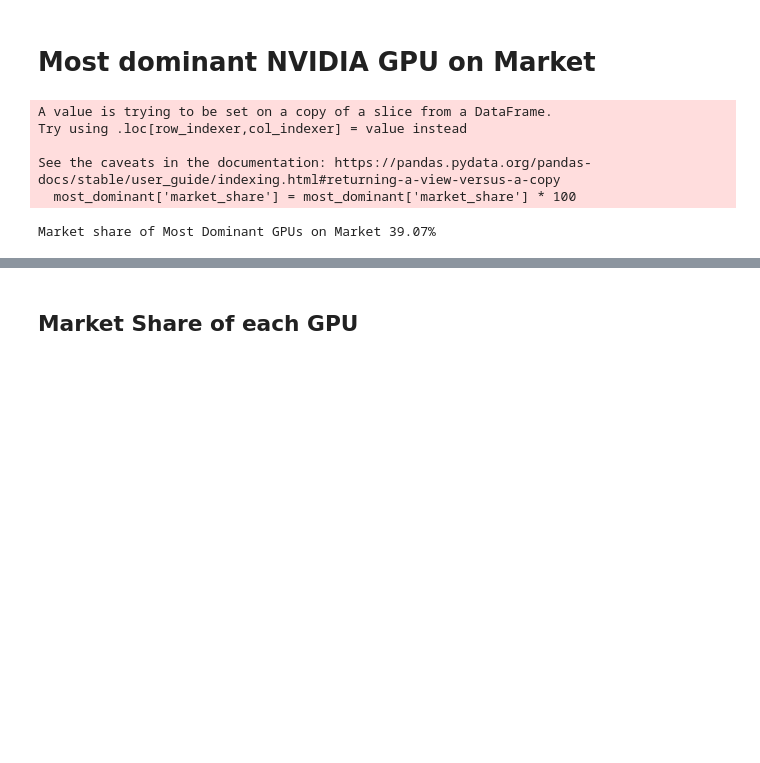
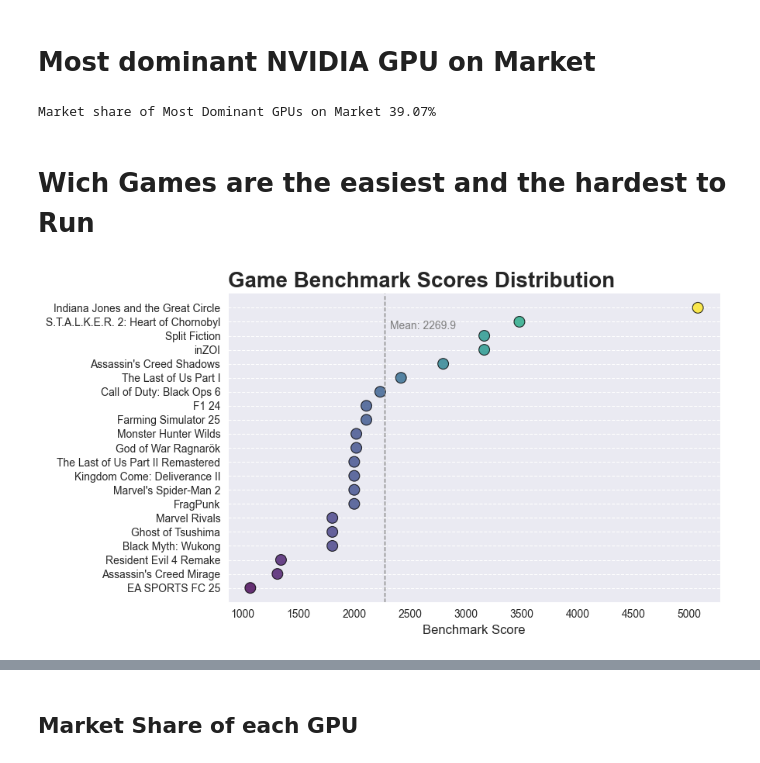
Before and after one commit to pedrohmgatti/projeto-games-steam, a Jupyter notebook: eda/exploratory_data_analysis.ipynb, the cells around one changed output, grey strips where cells are left out. Cells and saved outputs as stored; diff of their text form; code cells hidden in the pictures; blank space fills up the shorter version.

```diff
--- a/eda/exploratory_data_analysis.ipynb
+++ b/eda/exploratory_data_analysis.ipynb
@@ -65,15 +76,11 @@ games_requirement_data['release_date'] = games_requirement_data['release_date'].
 gpu_data.sort_values('market_share', ascending=False, inplace=True)
 
 # Filter GPU by its Market Share
-most_dominant = gpu_data.head(5)
+most_dominant = gpu_data.head(5).copy()
 most_dominant['market_share'] = most_dominant['market_share'] * 100
-# %% [output]
-A value is trying to be set on a copy of a slice from a DataFrame.
-Try using .loc[row_indexer,col_indexer] = value instead
-
-See the caveats in the documentation: https://pandas.pydata.org/pandas-docs/stable/user_guide/indexing.html#returning-a-view-versus-a-copy
-  most_dominant['market_share'] = most_dominant['market_share'] * 100
 # %%
 print(f"Market share of Most Dominant GPUs on Market {round(most_dominant['market_share'].sum(),2)}%")
 # %% [output]
 Market share of Most Dominant GPUs on Market 39.07%
+# %% [markdown]
+# Wich Games are the easiest and the hardest to Run
@@ -79,0 +91,49 @@ Market share of Most Dominant GPUs on Market 39.07%
+# %%
+plt.figure(figsize=(9, 5))
+
+# Create scatter plot with standardized style
+scatter = sns.scatterplot(
+    y='game_name',  # Changed to Y-axis to maintain horizontal standard
+    x='gpu_recommended_benchmark_score',
+    data=games_requirement_data,
+    hue='gpu_recommended_benchmark_score',
+    palette="viridis",  # Using default palette
+    marker='o',
+    edgecolor='black',
+    alpha=0.8,
+    s=100,
+    legend=False  # Removing legend to simplify
+)
+
+# Add vertical reference line (adjusted for horizontal plot)
+plt.axvline(x=games_requirement_data['gpu_recommended_benchmark_score'].mean(),
+            color='gray', linestyle='dashed', linewidth=1)
+
+# Standardized customization
+plt.xlabel("Benchmark Score", fontsize=12)
+plt.ylabel("")  # Removing Y label
+plt.title("Game Benchmark Scores Distribution", fontsize=20, fontweight='bold', loc='left')
+
+# Remove unnecessary borders
+scatter.spines['right'].set_visible(False)
+scatter.spines['top'].set_visible(False)
+
+# Grid only on Y-axis (main)
+plt.grid(True, axis='y', linestyle='--')
+
+# Adjust Y-axis label rotation
+plt.yticks(fontsize=10)
+
+# Add annotation for mean line
+plt.annotate(f'Mean: {games_requirement_data["gpu_recommended_benchmark_score"].mean():.1f}',
+             xy=(games_requirement_data['gpu_recommended_benchmark_score'].mean(), 0),
+             xytext=(5, -20), textcoords='offset points',
+             color='gray', fontsize=10)
+
+# Adjust layout
+plt.tight_layout()
+
+# Display the chart
+plt.show()
+# %% [output]
+[figure, added]
```
Also changed, not shown: parts of 34 cells of this notebook, 6 other files.
